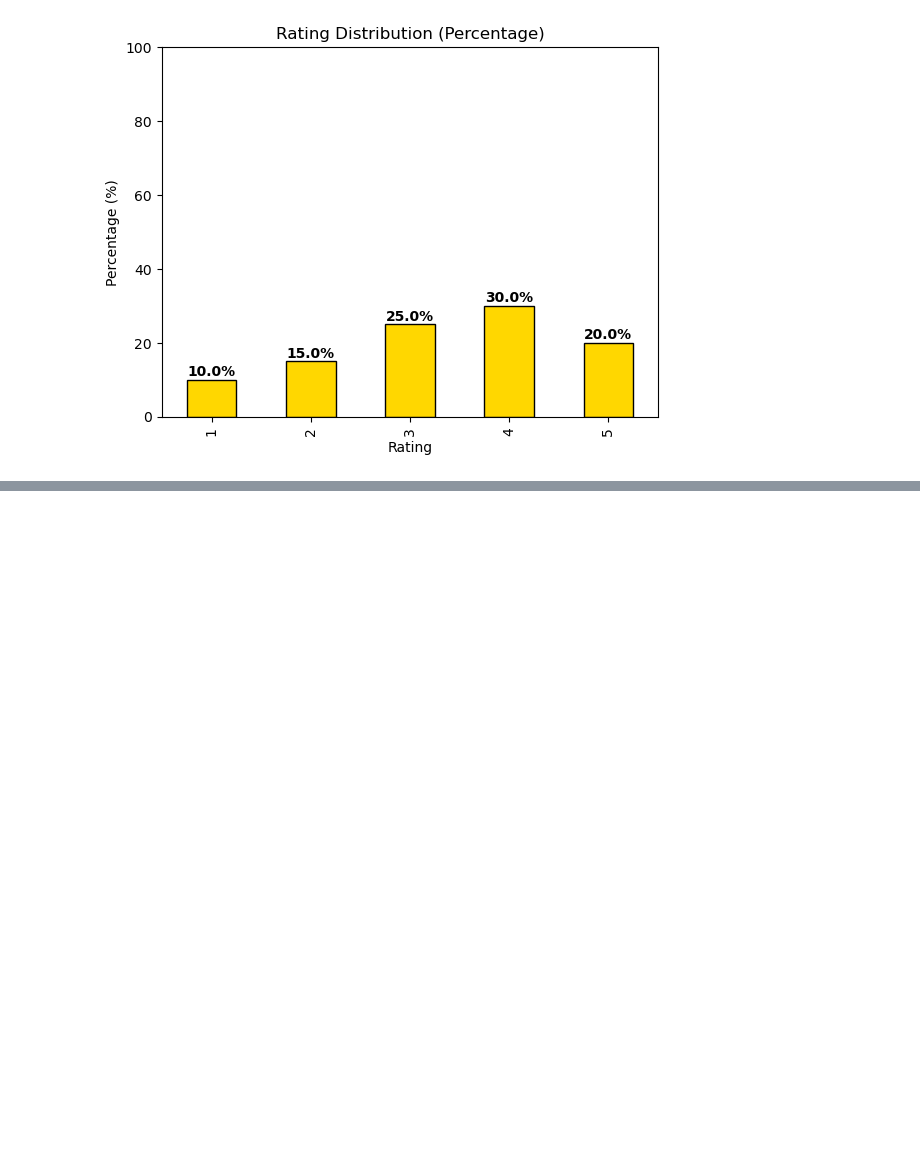
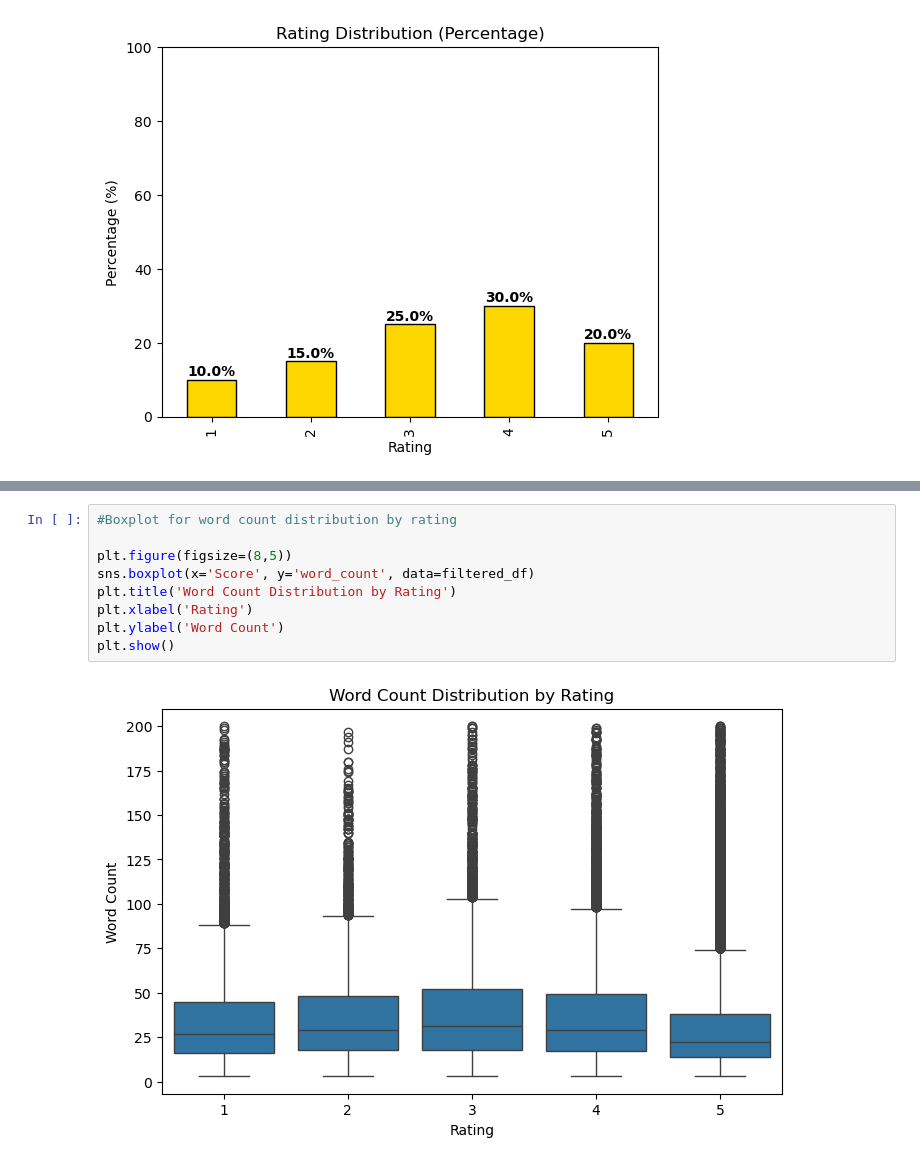
Before and after one commit to nix08/automated-review-rating-system, a Jupyter notebook: Restored.ipynb, the cells around one changed output, grey strips where cells are left out. Cells and saved outputs as stored; diff of their text form; blank space fills up the shorter version.

```diff
--- a/Restored.ipynb
+++ b/Restored.ipynb
@@ -366,0 +687,11 @@ Name: proportion, dtype: float64
+# %%
+#Boxplot for word count distribution by rating
+
+plt.figure(figsize=(8,5))
+sns.boxplot(x='Score', y='word_count', data=filtered_df)
+plt.title('Word Count Distribution by Rating')
+plt.xlabel('Rating')
+plt.ylabel('Word Count')
+plt.show()
+# %% [output]
+[figure, added]
```
Also changed, not shown: parts of 14 cells of this notebook, 7 other files.
